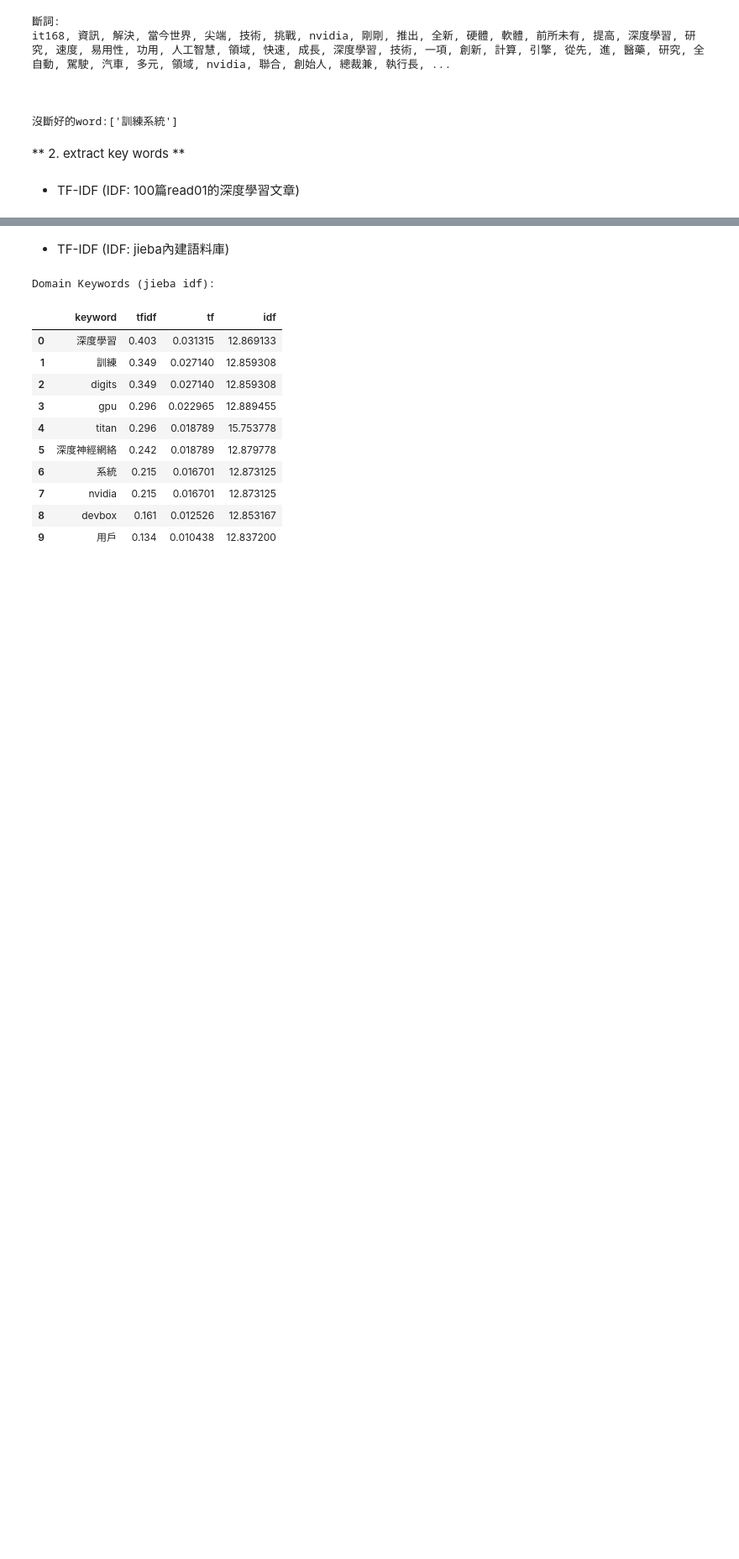
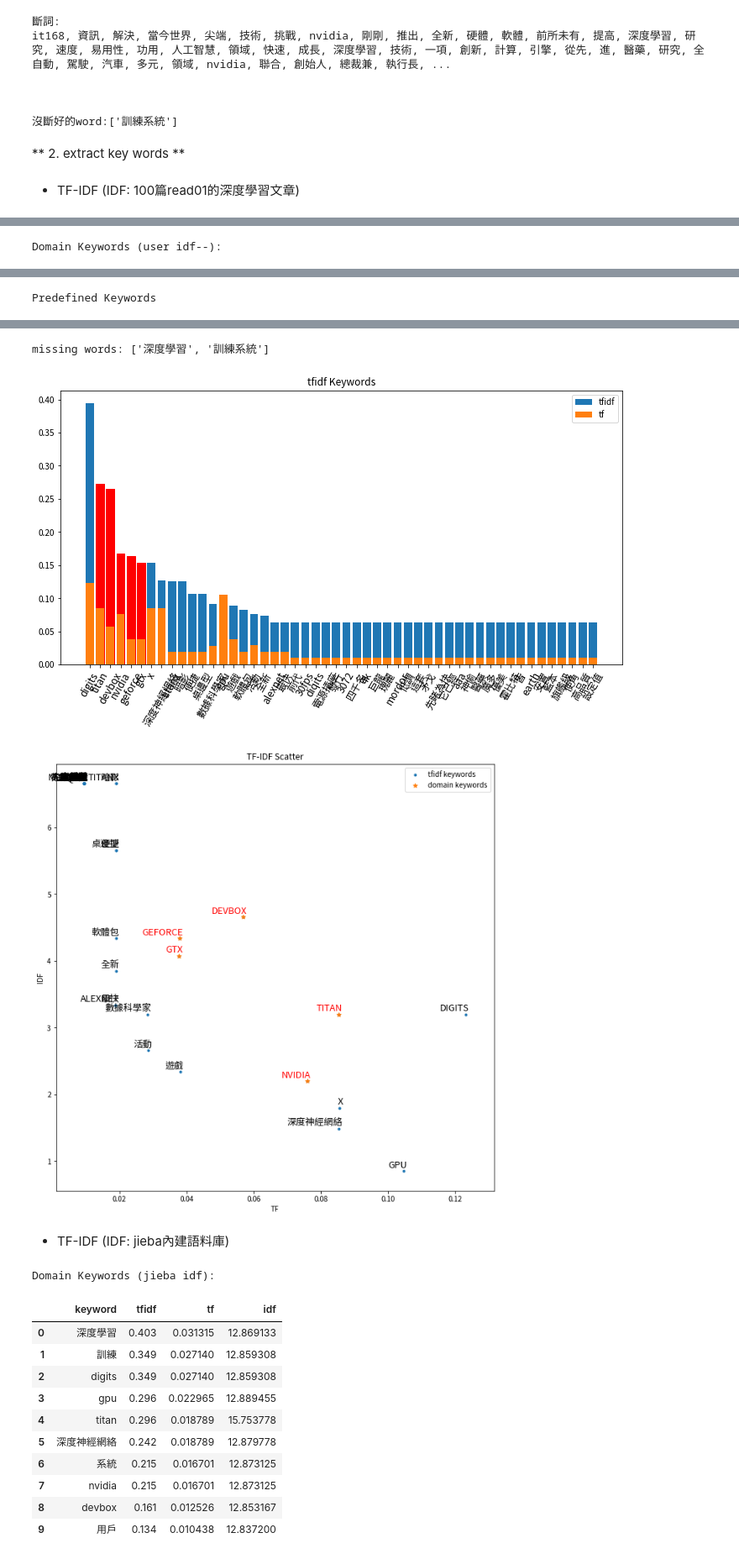
Before and after one commit to Backlu/textmining, a Jupyter notebook: textmining_v2.ipynb, the cells around one changed output, grey strips where cells are left out. Shown: that part at 84% size. Saved outputs shown, nothing was run; the diff lists cells and outputs as text; code cells hidden in the pictures; blank space fills up the shorter version.

```diff
--- a/textmining_v2.ipynb
+++ b/textmining_v2.ipynb
@@ -379,0 +429,58 @@ missing words: ['訓練系統']
+# %%
+print('Domain Keywords (user idf--): ')
+#print(', '.join(list(v['keywords'][docid])))
+kw_x, kw_y = zip(*(dl_df2['keywords_w'][docid]))
+kw_y = list(map(lambda x: float('%.3f'% x),kw_y))
+tfidf_df = pd.DataFrame({'keyword':kw_x, 'tfidf':kw_y})
+tfidf_df['idf']=tfidf_df['keyword'].map(lambda x: tfidfM.idfs[dl_vockey_dic2[x]])
+tfidf_df['tf'] = tfidf_df['tfidf']/tfidf_df['idf']
+
+display(tfidf_df[:10])
+
+print('Predefined Keywords')
+tfidf_df['tmp'] = tfidf_df['keyword'].map(lambda x: x.upper())
+missing_words= list(filter(lambda x: x.upper() not in list(tfidf_df['tmp']) , keywords_predefined))
+predefined_df = tfidf_df.loc[tfidf_df['tmp'].isin(keywords_predefined)].drop('tmp', axis=1)
+display(predefined_df)
+
+print('missing words:',missing_words)
+plt.figure(figsize=(12,6))
+barlist = plt.bar(range(len(kw_y)), kw_y, label='tfidf')
+plt.bar(range(len(kw_y)), tfidf_df['tf'], label='tf')
+plt.xticks(range(len(kw_x)), kw_x,rotation=60, fontsize=12)
+plt.legend()
+plt.title('tfidf Keywords')
+
+for idx, kw in enumerate(kw_x):
+    if kw.upper() in keywords_predefined:
+        barlist[idx].set_color('r')
+plt.show()
+
+
+fig = plt.figure(figsize=(11,11))
+plt.scatter(tfidf_df['tf'], tfidf_df['idf'], label='tfidf keywords', marker='.')
+plt.scatter(predefined_df['tf'], predefined_df['idf'], label='domain keywords', marker='*')
+
+for i, label in enumerate(kw_x):
+    x = tfidf_df['tf'][i]
+    y = tfidf_df['idf'][i]
+    if label.upper() in keywords_predefined:
+        color = 'red'
+    else:
+        color='black'
+    plt.annotate(label.upper(),
+                 xy=(x, y),
+                 xytext=(5, 2),
+                 textcoords='offset points',
+                 fontsize=13,
+                 color=color,
+                 ha='right',
+                 va='bottom')
+
+plt.xlabel('TF')
+plt.ylabel('IDF')
+plt.title('TF-IDF Scatter')
+plt.legend()
+plt.show()
+# %% [output]
+Domain Keywords (user idf--):
@@ -379,0 +498 @@ missing words: ['訓練系統']
+Predefined Keywords
@@ -380,3 +505,6 @@ missing words: ['訓練系統']
+missing words: ['深度學習', '訓練系統']
+[figure, added]
+[figure, added]
 # %% [markdown]
  - TF-IDF (IDF: jieba內建語料庫)
 # %%
```
Also changed, not shown: parts of 11 cells of this notebook, 1 other file.
